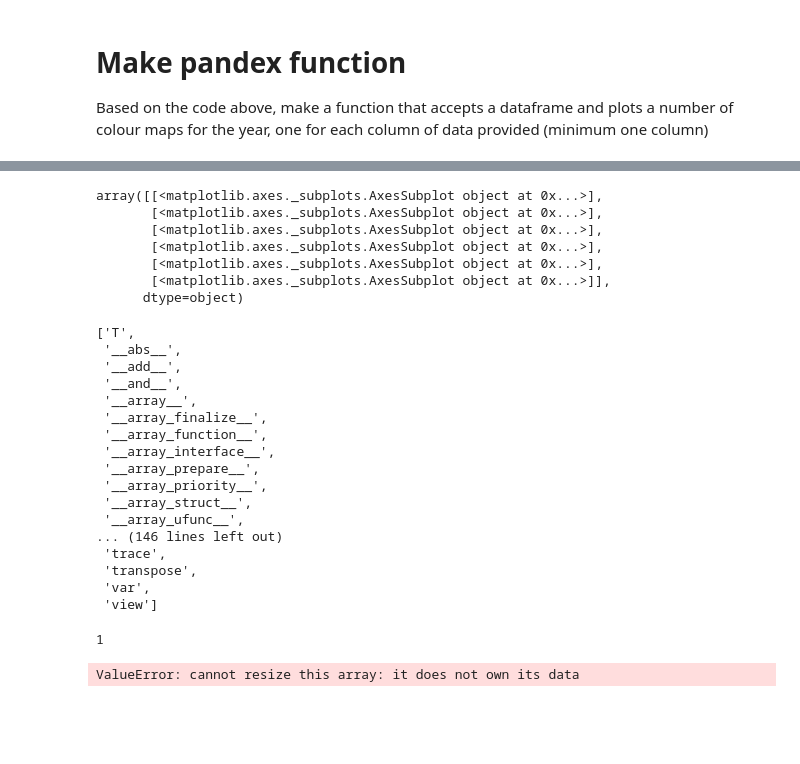
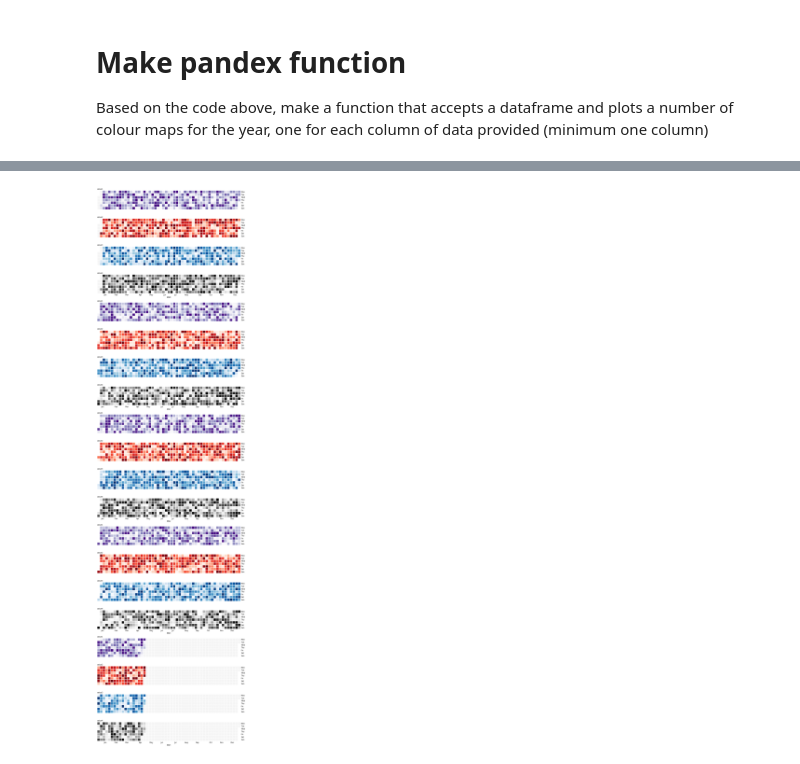
Before and after one commit to connectedblue/pdext_collection, a Jupyter notebook: calmap/calmap.ipynb, the cells around one changed output, grey strips where cells are left out. Saved outputs shown, nothing was run; the diff lists cells and outputs as text; code cells hidden in the pictures; blank space fills up the shorter version.

```diff
--- a/calmap/calmap.ipynb
+++ b/calmap/calmap.ipynb
@@ -656,38 +633,0 @@ fig1
-# %%
-axes
-# %% [output]
-array([[<matplotlib.axes._subplots.AxesSubplot object at 0x...>],
-       [<matplotlib.axes._subplots.AxesSubplot object at 0x...>],
-       [<matplotlib.axes._subplots.AxesSubplot object at 0x...>],
-       [<matplotlib.axes._subplots.AxesSubplot object at 0x...>],
-       [<matplotlib.axes._subplots.AxesSubplot object at 0x...>],
-       [<matplotlib.axes._subplots.AxesSubplot object at 0x...>]],
-      dtype=object)
-# %%
-dir(axes[2])
-# %% [output]
-['T',
- '__abs__',
- '__add__',
- '__and__',
- '__array__',
- '__array_finalize__',
- '__array_function__',
- '__array_interface__',
- '__array_prepare__',
- '__array_priority__',
- '__array_struct__',
- '__array_ufunc__',
-... (146 lines left out)
- 'trace',
- 'transpose',
- 'var',
- 'view']
-# %%
-axes[2].size
-# %% [output]
-1
-# %%
-axes[2].resize(2)
-# %% [output]
-ValueError: cannot resize this array: it does not own its data
@@ -699,0 +634,11 @@ for i in range(6):
+# %%
+#year_heatmap(df, 'value', 'date')
+
+#
+#fig = year_heatmap(df, value_cols=['value1', 'value2','value3'])
+#fig = year_heatmap(df, value_cols=['value1'])
+#fig = year_heatmap(df, value_cols=['value1', 'value2'])
+#fig = year_heatmap(df, value_cols=['value1', 'value2', 'value3'])
+fig = year_heatmap(df, vgap=4, fsize=10)
+# %% [output]
+[figure, added]
```
Also changed, not shown: parts of 8 cells of this notebook.
